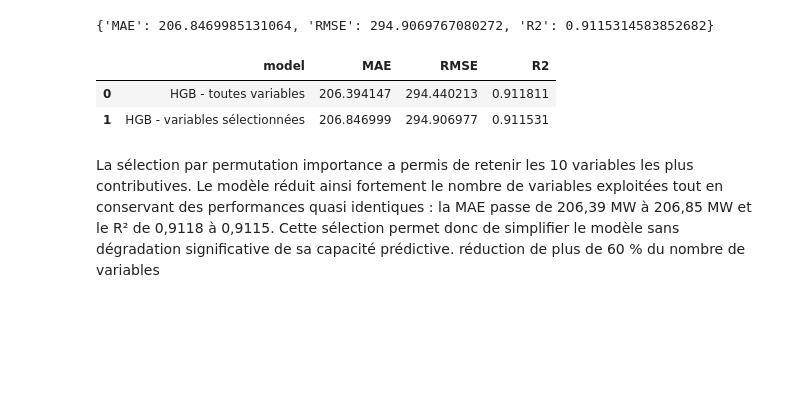
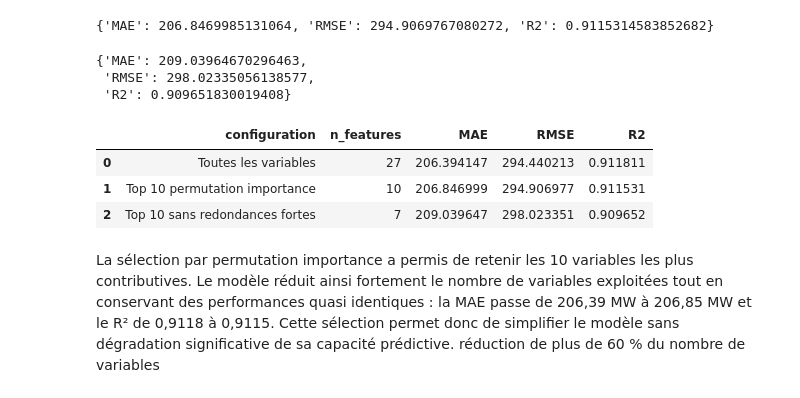
Before and after one commit to Aucorre/RNCP_BLOC_5, a Jupyter notebook: notebooks/modeling_evaluation.ipynb, the cells around one changed output. Cells and saved outputs as stored; diff of their text form; code cells hidden in the pictures; blank space fills up the shorter version.

```diff
--- a/notebooks/modeling_evaluation.ipynb
+++ b/notebooks/modeling_evaluation.ipynb
@@ -334,0 +461,7 @@ selected_features
+# %%
+reduced_features = [
+    f for f in selected_features
+    if f not in features_to_drop
+]
+
+reduced_features
@@ -354,23 +495,55 @@ selected_results = regression_metrics(
 selected_results
 # %% [output]
 {'MAE': 206.8469985131064, 'RMSE': 294.9069767080272, 'R2': 0.9115314583852682}
+# %%
+hgb_reduced = HistGradientBoostingRegressor(
+    random_state=42
+)
+
+hgb_reduced.fit(
+    X_train[reduced_features],
+    y_train
+)
+
+reduced_pred = hgb_reduced.predict(
+    X_val[reduced_features]
+)
+
+reduced_results = regression_metrics(
+    y_val,
+    reduced_pred
+)
+
+reduced_results
+# %% [output]
+{'MAE': 209.03964670296463,
+ 'RMSE': 298.02335056138577,
+ 'R2': 0.909651830019408}
 # %%
-selection_comparison = pd.DataFrame([
+feature_selection_comparison = pd.DataFrame([
     {
-        "model": "HGB - toutes variables",
+        "configuration": "Toutes les variables",
+        "n_features": len(feature_cols),
         **hgb_results
     },
     {
-        "model": "HGB - variables sélectionnées",
+        "configuration": "Top 10 permutation importance",
+        "n_features": len(selected_features),
         **selected_results
+    },
+    {
+        "configuration": "Top 10 sans redondances fortes",
+        "n_features": len(reduced_features),
+        **reduced_results
     }
 ])
 
-selection_comparison
+feature_selection_comparison
 # %% [output]
-|  | model | MAE | RMSE | R2 |
-| 0 | HGB - toutes variables | 206.394147 | 294.440213 | 0.911811 |
-| 1 | HGB - variables sélectionnées | 206.846999 | 294.906977 | 0.911531 |
+|  | configuration | n_features | MAE | RMSE | R2 |
+| 0 | Toutes les variables | 27 | 206.394147 | 294.440213 | 0.911811 |
+| 1 | Top 10 permutation importance | 10 | 206.846999 | 294.906977 | 0.911531 |
+| 2 | Top 10 sans redondances fortes | 7 | 209.039647 | 298.023351 | 0.909652 |
 # %% [markdown]
 La sélection par permutation importance a permis de retenir les 10 variables les plus contributives. Le modèle réduit ainsi fortement le nombre de variables exploitées tout en conservant des performances quasi identiques : la MAE passe de 206,39 MW à 206,85 MW et le R² de 0,9118 à 0,9115. Cette sélection permet donc de simplifier le modèle sans dégradation significative de sa capacité prédictive.
 réduction de plus de 60 % du nombre de variables
```
Also changed, not shown: parts of 23 cells of this notebook, 58 other files.
